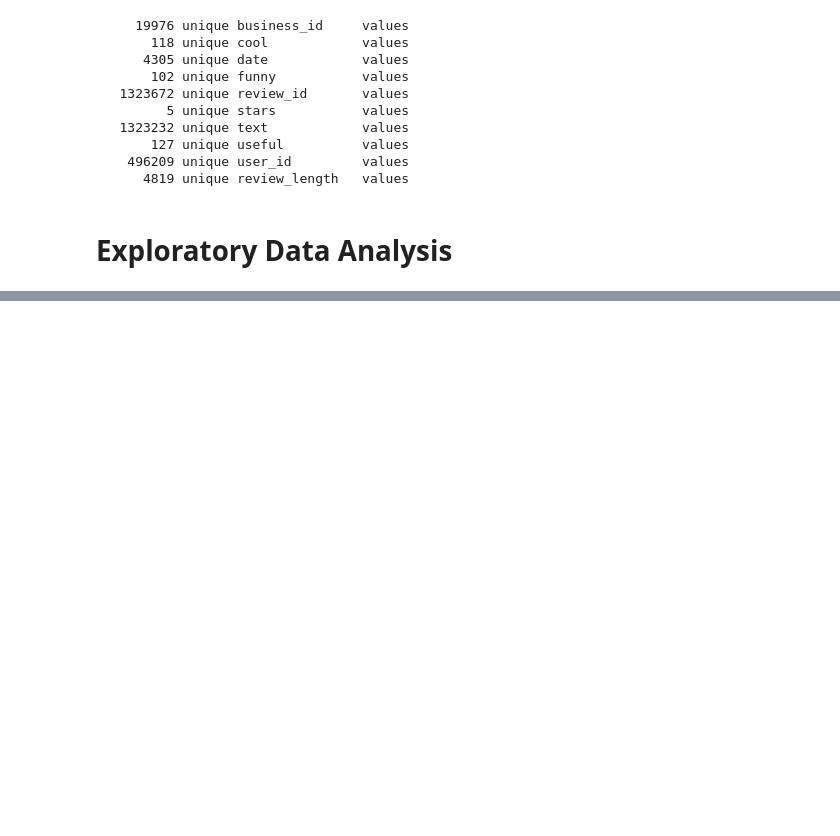
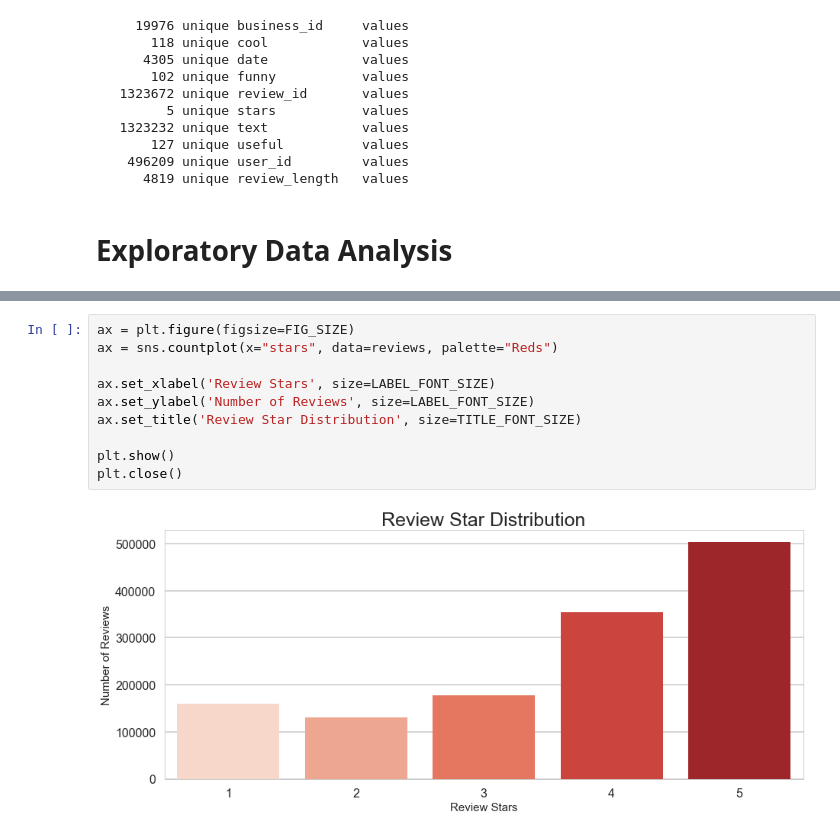
Before and after one commit to samgutentag/yelpsubtopics, a Jupyter notebook: DataExploration/EDA_01_Review_Data.ipynb, the cells around one changed output, grey strips where cells are left out. Saved outputs shown, nothing was run; the diff lists cells and outputs as text; blank space fills up the shorter version.

```diff
--- a/DataExploration/EDA_01_Review_Data.ipynb
+++ b/DataExploration/EDA_01_Review_Data.ipynb
@@ -161,0 +148,12 @@ for s in sorted(reviews.stars.unique()):
+# %%
+ax = plt.figure(figsize=FIG_SIZE)
+ax = sns.countplot(x="stars", data=reviews, palette="Reds")
+
+ax.set_xlabel('Review Stars', size=LABEL_FONT_SIZE)
+ax.set_ylabel('Number of Reviews', size=LABEL_FONT_SIZE)
+ax.set_title('Review Star Distribution', size=TITLE_FONT_SIZE)
+
+plt.show()
+plt.close()
+# %% [output]
+[figure, added]
```
Also changed, not shown: parts of 4 cells of this notebook.
